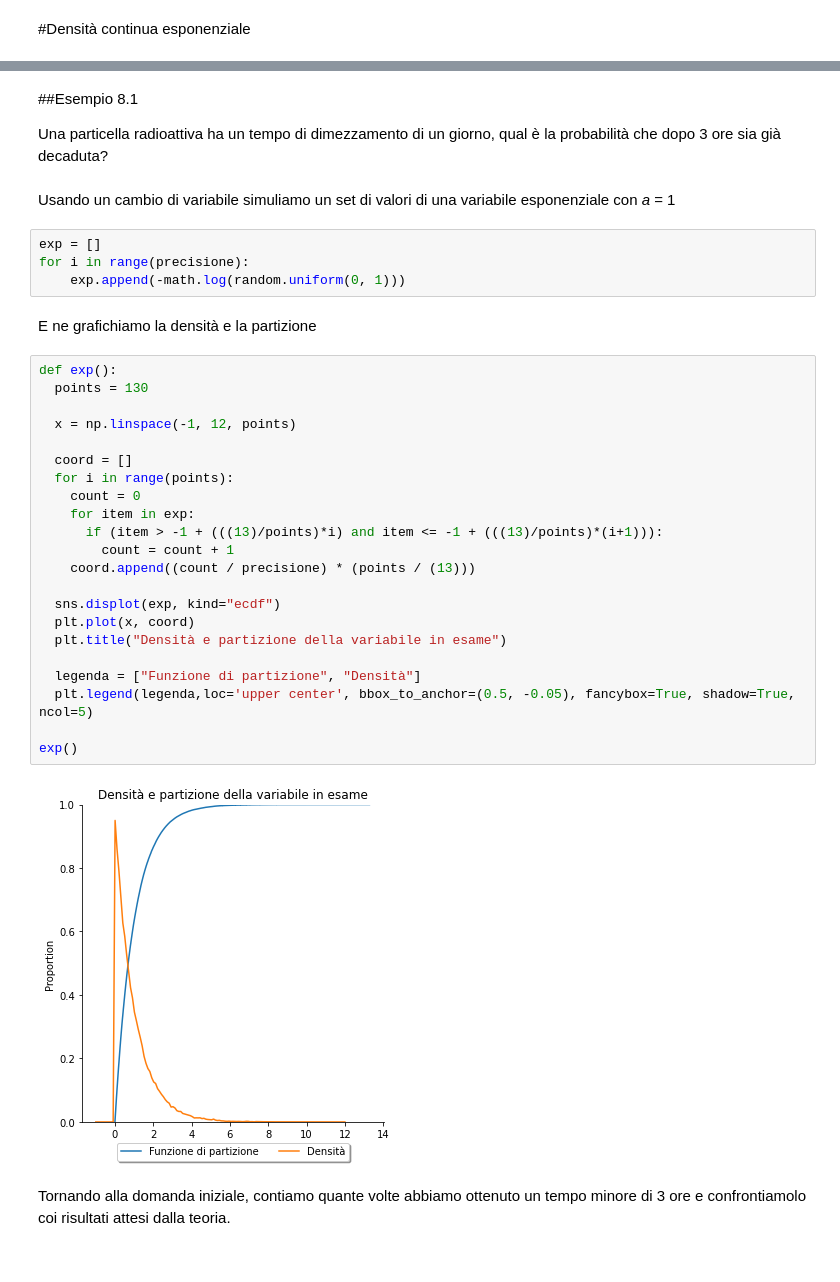
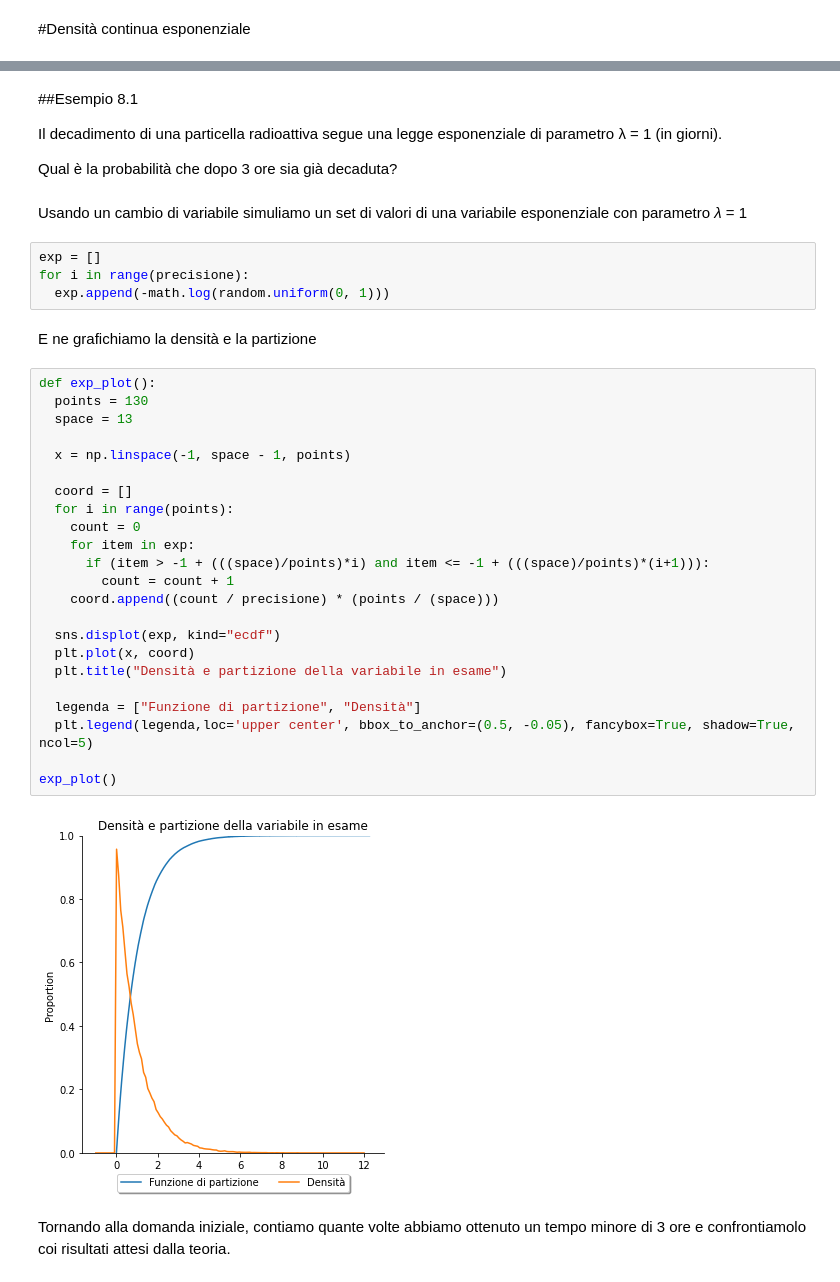
Before and after one commit to MontiMic/Tesi, a Jupyter notebook: Untitled1.ipynb, the cells around one changed output, grey strips where cells are left out. Cells and saved outputs as stored; diff of their text form.

```diff
--- a/Untitled1.ipynb
+++ b/Untitled1.ipynb
@@ -753,39 +753,42 @@ Una variabile _X_ che ammette tale densità si dice esponenziale di parametro _a
 # %% [markdown]
 ##Esempio 8.1
 
-Una particella radioattiva ha un tempo di dimezzamento di un giorno, qual è la probabilità che dopo 3 ore sia già decaduta?
+Il decadimento di una particella radioattiva segue una legge esponenziale di parametro λ = 1 (in giorni).
+
+Qual è la probabilità che dopo 3 ore sia già decaduta?
 # %% [markdown]
-Usando un cambio di variabile simuliamo un set di valori di una variabile esponenziale con _a_ = 1
+Usando un cambio di variabile simuliamo un set di valori di una variabile esponenziale con parametro _λ_ = 1
 # %%
 exp = []
 for i in range(precisione):
-    exp.append(-math.log(random.uniform(0, 1)))
+  exp.append(-math.log(random.uniform(0, 1)))
 # %% [markdown]
 E ne grafichiamo la densità e la partizione
 # %%
-def exp():
+def exp_plot():
   points = 130
+  space = 13
 
-  x = np.linspace(-1, 12, points)
+  x = np.linspace(-1, space - 1, points)
 
   coord = []
   for i in range(points):
     count = 0
     for item in exp:
-      if (item > -1 + (((13)/points)*i) and item <= -1 + (((13)/points)*(i+1))):
+      if (item > -1 + (((space)/points)*i) and item <= -1 + (((space)/points)*(i+1))):
         count = count + 1
-    coord.append((count / precisione) * (points / (13)))
+    coord.append((count / precisione) * (points / (space)))
 
   sns.displot(exp, kind="ecdf")
   plt.plot(x, coord)
   plt.title("Densità e partizione della variabile in esame")
 
   legenda = ["Funzione di partizione", "Densità"]
   plt.legend(legenda,loc='upper center', bbox_to_anchor=(0.5, -0.05), fancybox=True, shadow=True, ncol=5)
 
-exp()
+exp_plot()
 # %% [output]
-[figure, old version]
+[figure, new version]
 # %% [markdown]
 Tornando alla domanda iniziale, contiamo quante volte abbiamo ottenuto un tempo minore di 3 ore e confrontiamolo coi risultati attesi dalla teoria.
 # %%
```
Also changed, not shown: parts of 13 cells of this notebook.
